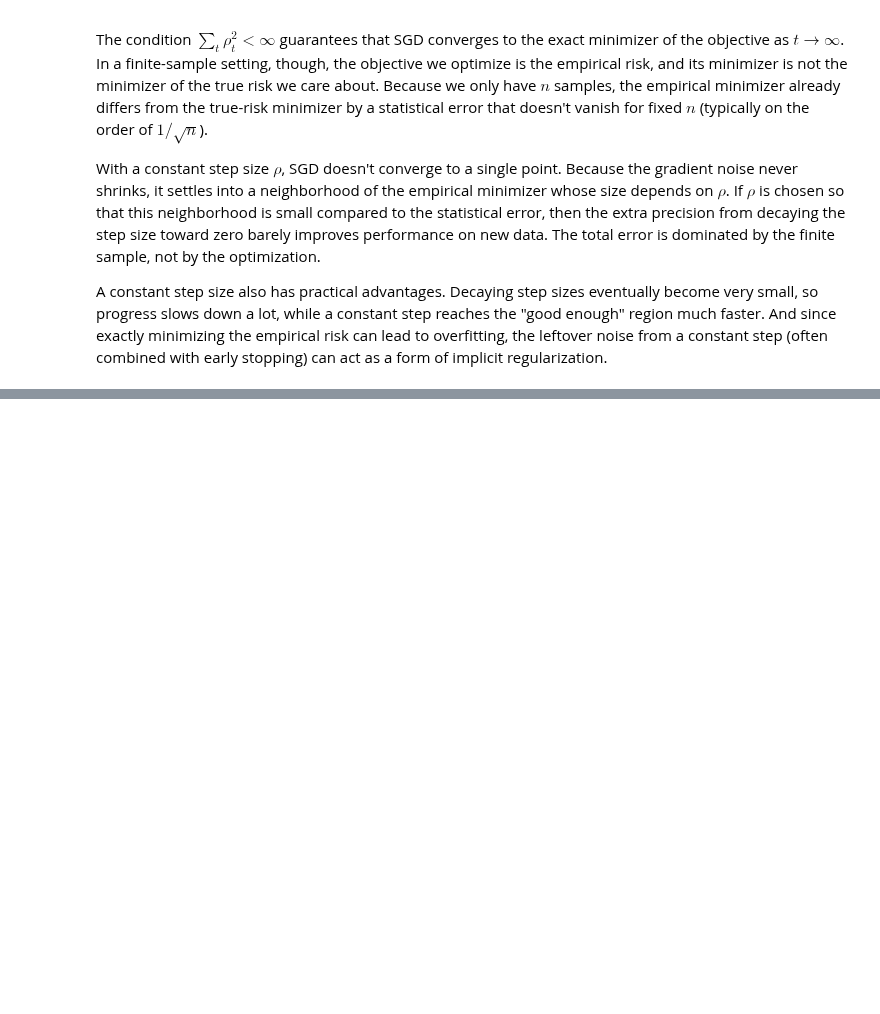
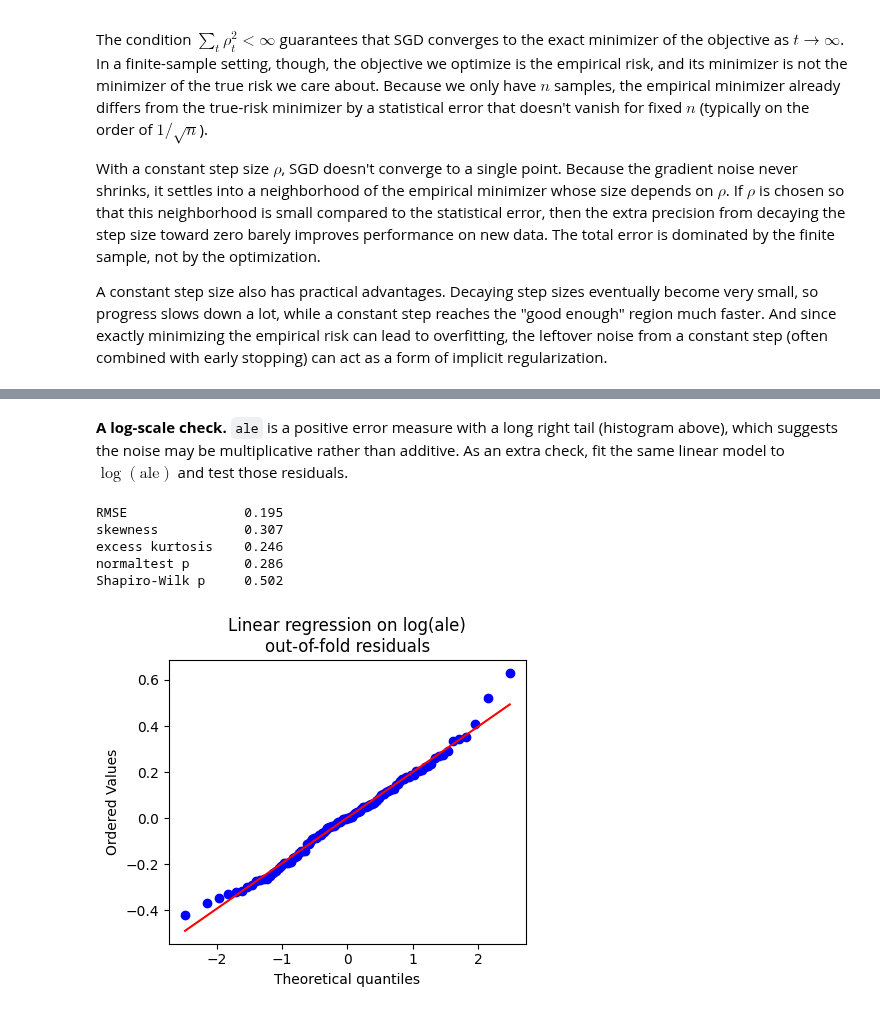
Before and after one commit to courbel/DATA-37711, a Jupyter notebook: homework_1/homework_1.ipynb, the cells around one changed output, grey strips where cells are left out. Saved outputs shown, nothing was run; the diff lists cells and outputs as text; code cells hidden in the pictures; blank space fills up the shorter version.

```diff
--- a/homework_1/homework_1.ipynb
+++ b/homework_1/homework_1.ipynb
@@ -149,0 +271,19 @@ A constant step size also has practical advantages. Decaying step sizes eventual
+# %% [markdown]
+**A log-scale check.** `ale` is a positive error measure with a long right tail (histogram above), which suggests the noise may be multiplicative rather than additive. As an extra check, fit the same linear model to $\log(\text{ale})$ and test those residuals.
+# %%
+log_y = np.log(y)
+r_log = log_y - cross_val_predict(LinearRegression(), X, log_y, cv=cv)
+print(pd.Series(normality_summary(r_log)).round(3).to_string())
+
+fig, ax = plt.subplots(figsize=(4.5, 4))
+stats.probplot(r_log, dist="norm", plot=ax)
+ax.set_title("Linear regression on log(ale)\nout-of-fold residuals")
+fig.tight_layout()
+plt.show()
+# %% [output]
+RMSE               0.195
+skewness           0.307
+excess kurtosis    0.246
+normaltest p       0.286
+Shapiro-Wilk p     0.502
+[figure, added]
```
Also changed, not shown: parts of 7 cells of this notebook, 4 other files.
